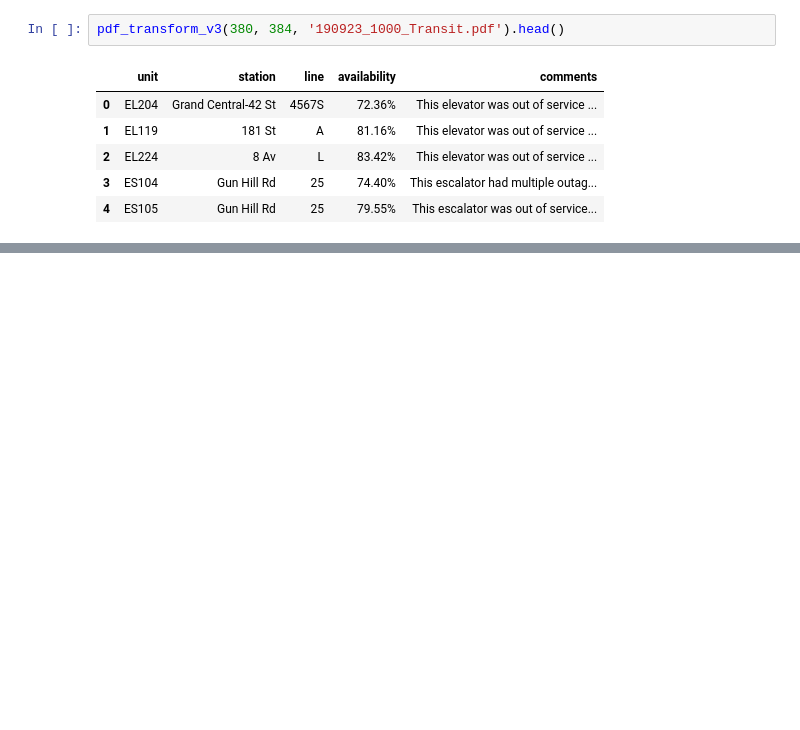
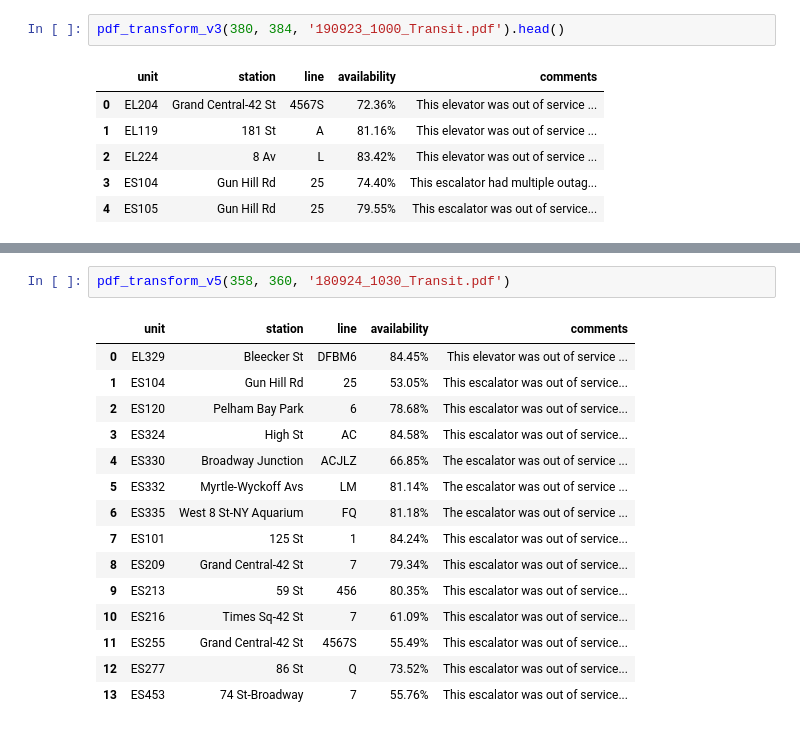
Before and after one commit to robblatt/BetaNYC-Hackathon-2019-09-21, a Jupyter notebook: Final Function.ipynb, the cells around one changed output, grey strips where cells are left out. Saved outputs shown, nothing was run; the diff lists cells and outputs as text; blank space fills up the shorter version.

```diff
--- a/Final Function.ipynb
+++ b/Final Function.ipynb
@@ -335,0 +472,18 @@ df
+# %%
+pdf_transform_v5(358, 360, '180924_1030_Transit.pdf')
+# %% [output]
+|  | unit | station | line | availability | comments |
+| 0 | EL329 | Bleecker St | DFBM6 | 84.45% | This elevator was out of service ... |
+| 1 | ES104 | Gun Hill Rd | 25 | 53.05% | This escalator was out of service... |
+| 2 | ES120 | Pelham Bay Park | 6 | 78.68% | This escalator was out of service... |
+| 3 | ES324 | High St | AC | 84.58% | This escalator was out of service... |
+| 4 | ES330 | Broadway Junction | ACJLZ | 66.85% | The escalator was out of service ... |
+| 5 | ES332 | Myrtle-Wyckoff Avs | LM | 81.14% | The escalator was out of service ... |
+| 6 | ES335 | West 8 St-NY Aquarium | FQ | 81.18% | The escalator was out of service ... |
+| 7 | ES101 | 125 St | 1 | 84.24% | This escalator was out of service... |
+| 8 | ES209 | Grand Central-42 St | 7 | 79.34% | This escalator was out of service... |
+| 9 | ES213 | 59 St | 456 | 80.35% | This escalator was out of service... |
+| 10 | ES216 | Times Sq-42 St | 7 | 61.09% | This escalator was out of service... |
+| 11 | ES255 | Grand Central-42 St | 4567S | 55.49% | This escalator was out of service... |
+| 12 | ES277 | 86 St | Q | 73.52% | This escalator was out of service... |
+| 13 | ES453 | 74 St-Broadway | 7 | 55.76% | This escalator was out of service... |
```
Also changed, not shown: parts of 4 cells of this notebook.
